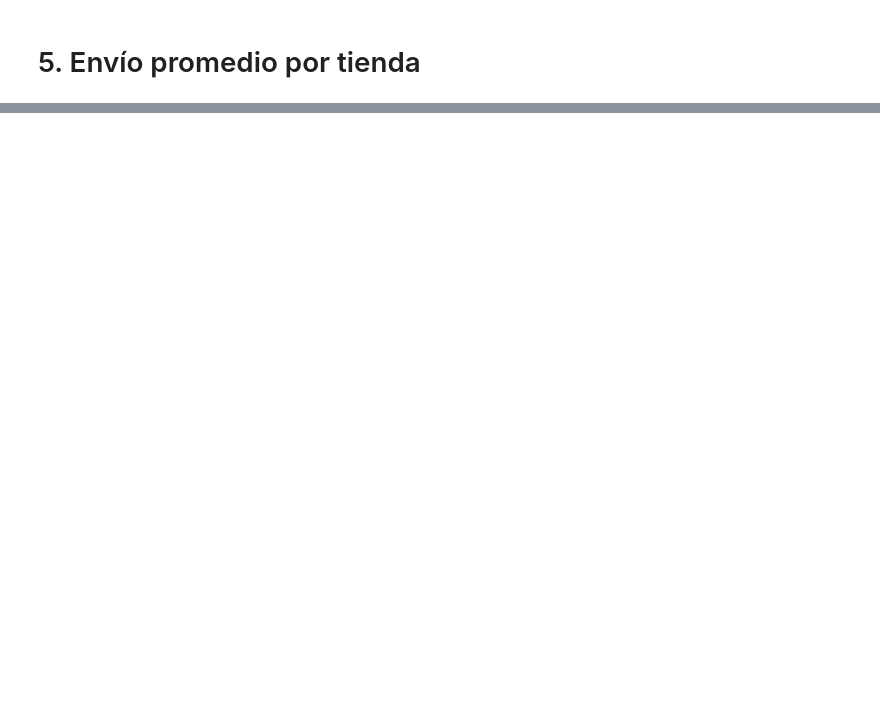
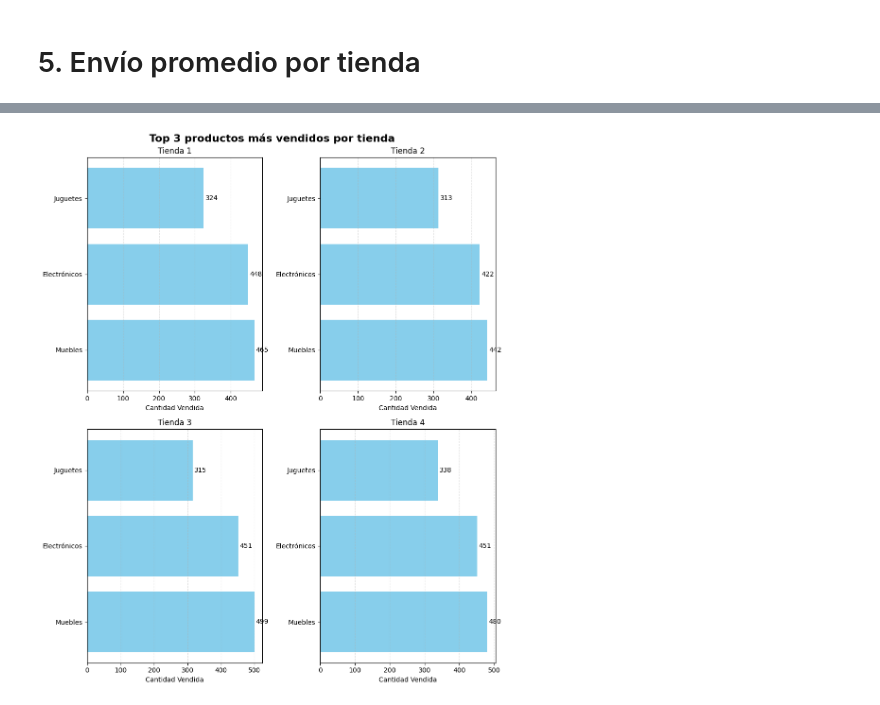
Before and after one commit to eduardo-mendiola/challenge-alura-store, a Jupyter notebook: AluraStoreLatam.ipynb, the cells around one changed output, grey strips where cells are left out. Cells and saved outputs as stored; diff of their text form; code cells hidden in the pictures; blank space fills up the shorter version.

```diff
--- a/AluraStoreLatam.ipynb
+++ b/AluraStoreLatam.ipynb
@@ -33,0 +154,4 @@ tienda.head()
+# %%
+max_min_tiendas = [max_min_tienda1, max_min_tienda2, max_min_tienda3, max_min_tienda4]
+for i, t in enumerate(max_min_tiendas, start=1):
+  print(f'Los productos mas y menos vendidos dela tienda {i} son: {t}')
@@ -35,0 +167,13 @@ tienda.head()
+# %%
+def calculo_promedio_envio(tienda):
+  return sum(tienda['Costo de envío']) / len(tienda['Costo de envío'])
+# %%
+promedio_costo_envio_tienda1 = calculo_promedio_envio(tienda)
+promedio_costo_envio_tienda2 = calculo_promedio_envio(tienda2)
+promedio_costo_envio_tienda3 = calculo_promedio_envio(tienda3)
+promedio_costo_envio_tienda4 = calculo_promedio_envio(tienda4)
+# %%
+promedios_costos_envios = [promedio_costo_envio_tienda1, promedio_costo_envio_tienda2, promedio_costo_envio_tienda3, promedio_costo_envio_tienda4]
+
+for i, t in enumerate(promedios_costos_envios, start=1):
+  print(f'El promedio de costos de envío de la tienda {i} es de: ${t:.2f}')
@@ -35,0 +214,26 @@ tienda.head()
+# %%
+# Crear figura
+plt.figure(figsize=(10, 12))
+plt.suptitle("Top 3 productos más vendidos por tienda", fontsize=16, fontweight='bold')
+for i, t in enumerate(tiendas, start=1):
+    top_3 = cont_prod_vendidos(t)
+    categorias = list(top_3.keys())
+    cantidades = list(top_3.values())
+
+    # Subplot para cada tienda
+    plt.subplot(2, 2, i)
+    bars = plt.barh(categorias, cantidades, color='skyblue')
+    plt.title(nombres_tiendas[i-1])
+    plt.xlabel('Cantidad Vendida')
+    plt.grid(axis='x', linestyle='--', alpha=0.4)
+
+    # Etiquetas de valor a la derecha de cada barra
+    for bar in bars:
+        ancho = bar.get_width()
+        plt.text(ancho + 5, bar.get_y() + bar.get_height() / 2,
+                 f'{int(ancho)}', va='center', fontsize=10)
+
+plt.tight_layout()
+plt.show()
+# %% [output]
+[figure, added]
```
Also changed, not shown: parts of 34 cells of this notebook.
